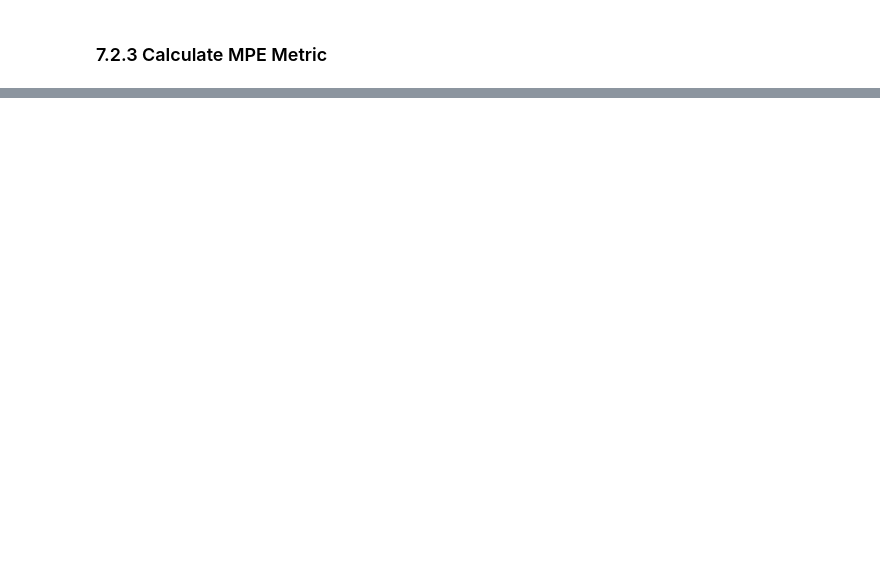
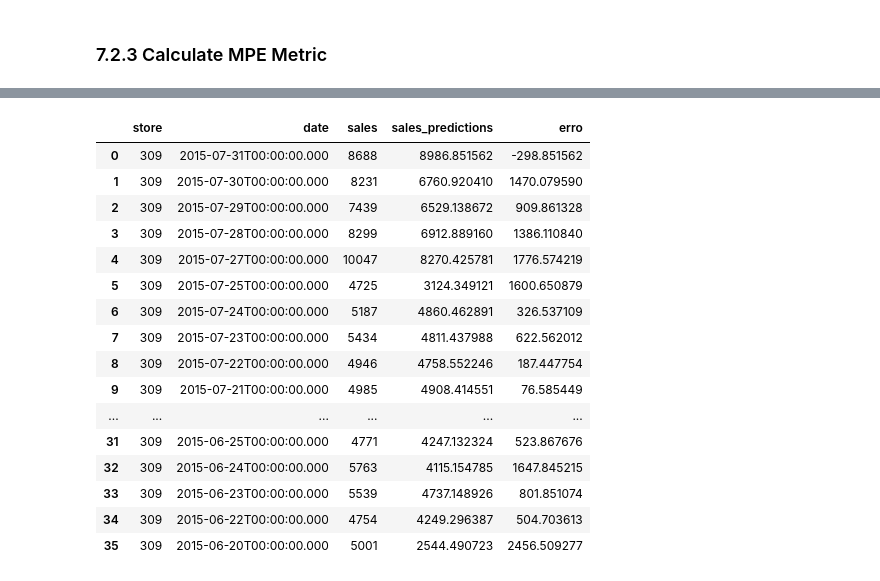
Before and after one commit to mendesdata/rossmann_store_sales, a Jupyter notebook: notebooks/rossmann.ipynb, the cells around one changed output, grey strips where cells are left out. Cells and saved outputs as stored; diff of their text form; code cells hidden in the pictures; blank space fills up the shorter version.

Commit message:
Nova versao do Rossmann Monitor

```diff
--- a/notebooks/rossmann.ipynb
+++ b/notebooks/rossmann.ipynb
@@ -1880,0 +1492,5 @@ sns.countplot( data=df_store_performance['model_performance'] );
+# %%
+
+# convert dataframe to json
+data = json.dumps( x_test.to_dict( orient='records' ) )
+data
@@ -1880,0 +1499,14 @@ sns.countplot( data=df_store_performance['model_performance'] );
+# %%
+# API CALL
+
+# local request
+url = 'http://0.0.0.0:5000/rossmann/predict'
+
+# Render´s Server request
+#url = 'https://rossmann-app-9l04.onrender.com/rossmann/predict'
+
+header = { 'Content-type' : 'application/json' }
+
+
+response = requests.post( url, data=data, headers=header )
+print(f'Status Code: { response.status_code } ' )
@@ -1880,0 +1515,3 @@ sns.countplot( data=df_store_performance['model_performance'] );
+# %%
+# return dataframe with predictions
+df_response = pd.DataFrame( response.json(), columns=response.json()[0].keys() )
@@ -1880,0 +1522,2 @@ sns.countplot( data=df_store_performance['model_performance'] );
+# %%
+df_response['sales'] = y_test
@@ -1880,0 +1558,22 @@ sns.countplot( data=df_store_performance['model_performance'] );
+# %%
+d1 = df_response[ (df_response['store'] == 309) ][['store', 'date', 'sales', 'sales_predictions']]
+d1['erro'] = d1['sales'] - d1['sales_predictions']
+d1.head(40)
+# %% [output]
+|  | store | date | sales | sales_predictions | erro |
+| 0 | 309 | 2015-07-31T00:00:00.000 | 8688 | 8986.851562 | -298.851562 |
+| 1 | 309 | 2015-07-30T00:00:00.000 | 8231 | 6760.920410 | 1470.079590 |
+| 2 | 309 | 2015-07-29T00:00:00.000 | 7439 | 6529.138672 | 909.861328 |
+| 3 | 309 | 2015-07-28T00:00:00.000 | 8299 | 6912.889160 | 1386.110840 |
+| 4 | 309 | 2015-07-27T00:00:00.000 | 10047 | 8270.425781 | 1776.574219 |
+| 5 | 309 | 2015-07-25T00:00:00.000 | 4725 | 3124.349121 | 1600.650879 |
+| 6 | 309 | 2015-07-24T00:00:00.000 | 5187 | 4860.462891 | 326.537109 |
+| 7 | 309 | 2015-07-23T00:00:00.000 | 5434 | 4811.437988 | 622.562012 |
+| 8 | 309 | 2015-07-22T00:00:00.000 | 4946 | 4758.552246 | 187.447754 |
+| 9 | 309 | 2015-07-21T00:00:00.000 | 4985 | 4908.414551 | 76.585449 |
+| ... | ... | ... | ... | ... | ... |
+| 31 | 309 | 2015-06-25T00:00:00.000 | 4771 | 4247.132324 | 523.867676 |
+| 32 | 309 | 2015-06-24T00:00:00.000 | 5763 | 4115.154785 | 1647.845215 |
+| 33 | 309 | 2015-06-23T00:00:00.000 | 5539 | 4737.148926 | 801.851074 |
+| 34 | 309 | 2015-06-22T00:00:00.000 | 4754 | 4249.296387 | 504.703613 |
+| 35 | 309 | 2015-06-20T00:00:00.000 | 5001 | 2544.490723 | 2456.509277 |
```
Also changed, not shown: parts of 101 cells of this notebook, 5 other files.
